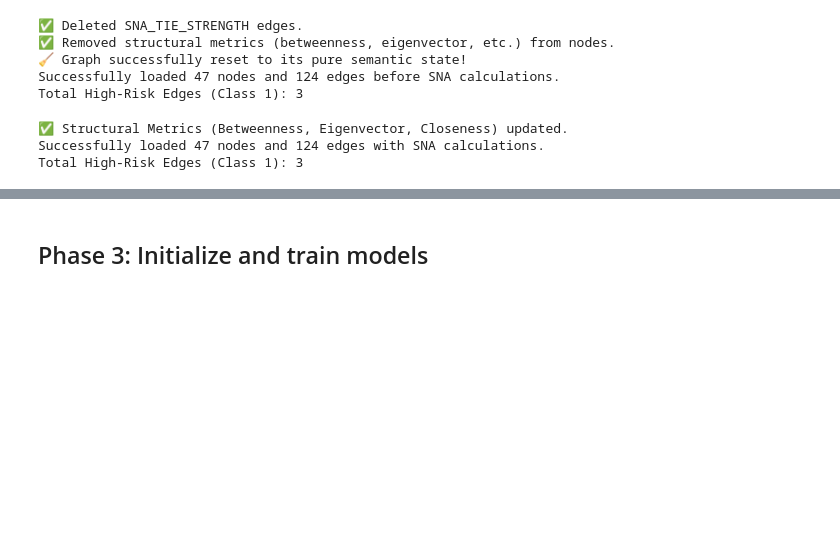
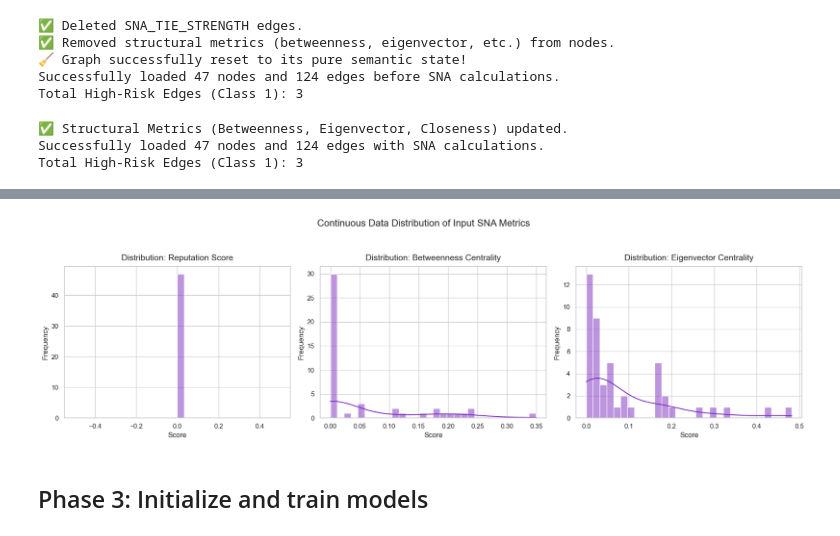
Before and after one commit to mdyagual/sna-for-oms-project, a Jupyter notebook: notebooks/risk_prediction_overview.ipynb, the cells around one changed output, grey strips where cells are left out. Drawn from its saved outputs; the diff is of its cells as text; code cells hidden in the pictures; blank space fills up the shorter version.

```diff
--- a/notebooks/risk_prediction_overview.ipynb
+++ b/notebooks/risk_prediction_overview.ipynb
@@ -80,3 +142,48 @@ Total High-Risk Edges (Class 1): 3
+# %%
+import matplotlib.pyplot as plt
+import seaborn as sns
+import pandas as pd
+import numpy as np
+from datetime import datetime
+
+# 1. Extract the raw node features from your PyTorch object
+# (We move it to CPU and convert to a numpy array)
+node_features = enriched_data_sna.x.cpu().numpy()
+
+# 2. Determine how many features you have
+num_features = node_features.shape[1]
+
+# 3. Set up a grid of plots side-by-side
+fig, axes = plt.subplots(1, num_features, figsize=(6 * num_features, 5))
+
+# Handle the case where there is only one feature (axes isn't an array)
+if num_features == 1:
+    axes = [axes]
+
+# 4. Loop through each feature and plot its smooth distribution
+# Create a list of the actual metric names
+feature_names = ['Reputation Score', 'Betweenness Centrality', 'Eigenvector Centrality']
+
+for i in range(num_features):
+    sns.histplot(node_features[:, i], kde=True, ax=axes[i], color='#7b2cbf', bins=30)
+
+    # Use the real names from the list!
+    actual_name = feature_names[i] if i < len(feature_names) else f'Feature {i}'
+
+    axes[i].set_title(f'Distribution: {actual_name}', fontsize=14, pad=10)
+    axes[i].set_ylabel('Frequency')
+    axes[i].set_xlabel('Score')
+
+plt.suptitle('Continuous Data Distribution of Input SNA Metrics', fontsize=16, y=1.05)
+plt.tight_layout()
+
+# Save for your thesis
+timestamp = datetime.now().strftime("%Y%m%d_%H%M%S")
+plt.savefig(f"feature_distributions_{timestamp}.png", dpi=300, bbox_inches='tight')
+
+plt.show()
+# %% [output]
+[figure, added]
 # %% [markdown]
 ## Phase 3: Initialize and train models
 # %%
```
Also changed, not shown: parts of 8 cells of this notebook.
